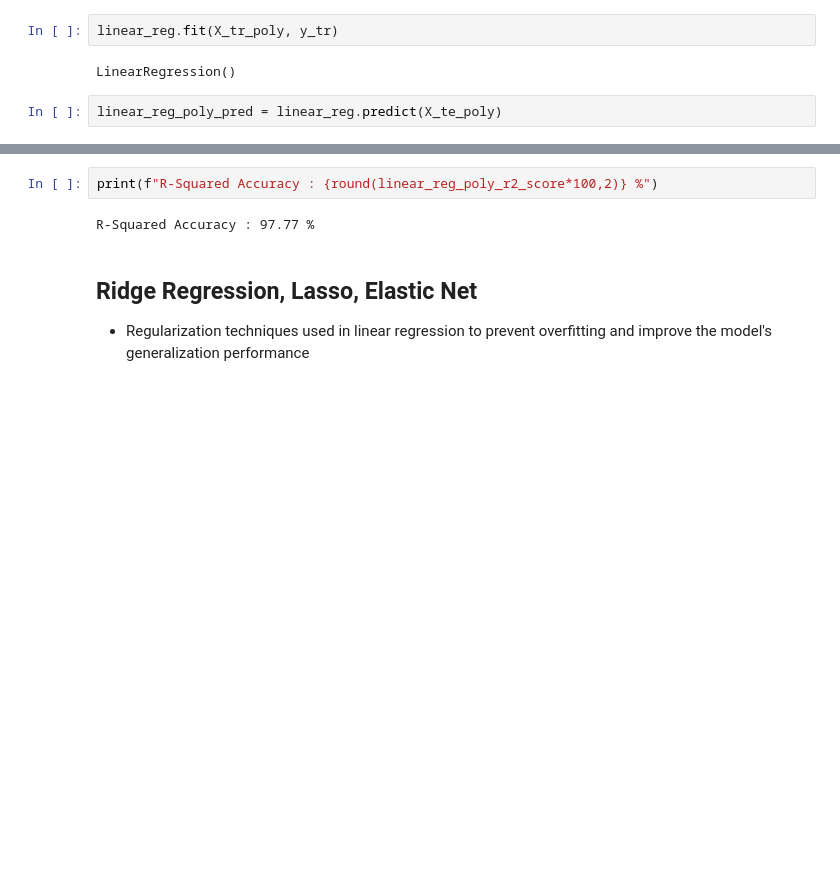
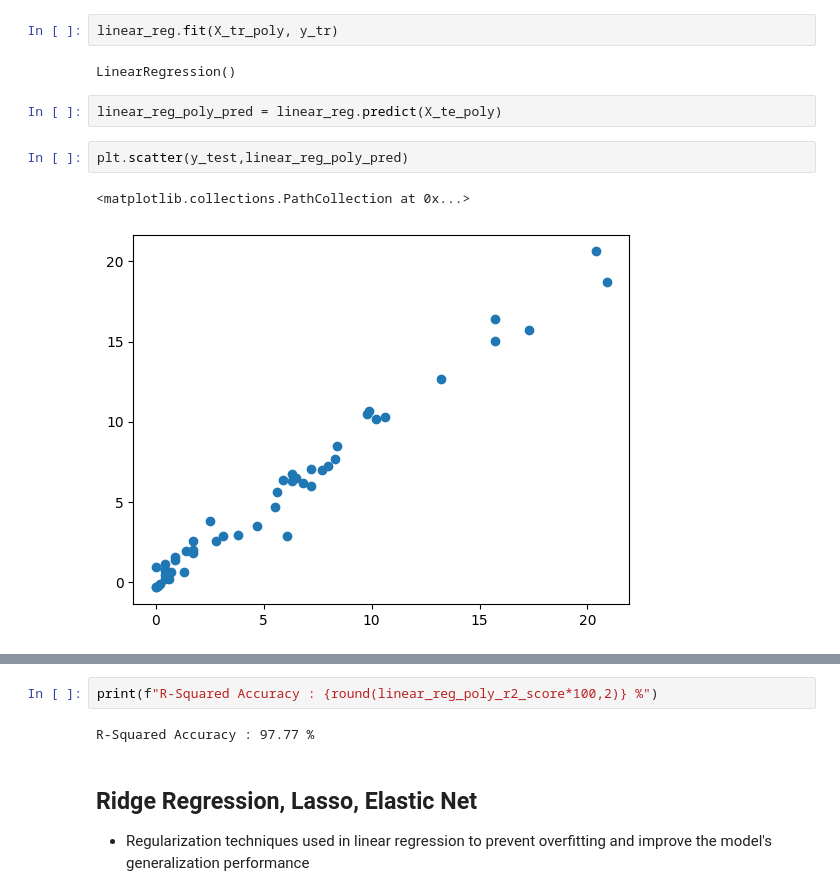
Before and after one commit to floramaevillarin/Artificial_Neural_Network, a Jupyter notebook: AlgerianForestFires_FloraMaeVillarin.ipynb, the cells around one changed output, grey strips where cells are left out. Drawn from its saved outputs; the diff is of its cells as text; blank space fills up the shorter version.

```diff
--- a/AlgerianForestFires_FloraMaeVillarin.ipynb
+++ b/AlgerianForestFires_FloraMaeVillarin.ipynb
@@ -463,6 +463,11 @@ linear_reg.fit(X_tr_poly, y_tr)
 LinearRegression()
 # %%
 linear_reg_poly_pred = linear_reg.predict(X_te_poly)
+# %%
+plt.scatter(y_test,linear_reg_poly_pred)
+# %% [output]
+<matplotlib.collections.PathCollection at 0x...>
+[figure, added]
 # %%
 # Polynomial Regression Score Metrics
 linear_reg_poly_r2_score = r2_score(y_test, linear_reg_poly_pred)
```
Also changed, not shown: parts of 11 cells of this notebook.
